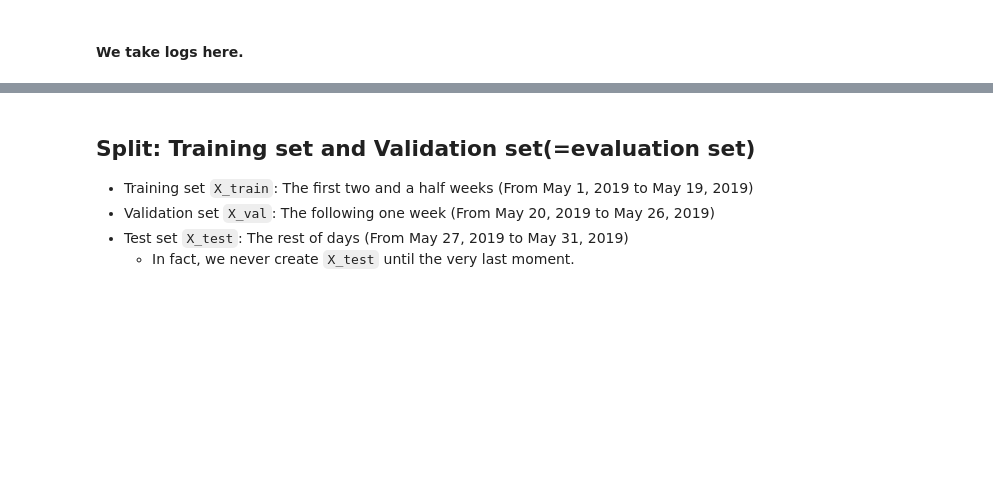
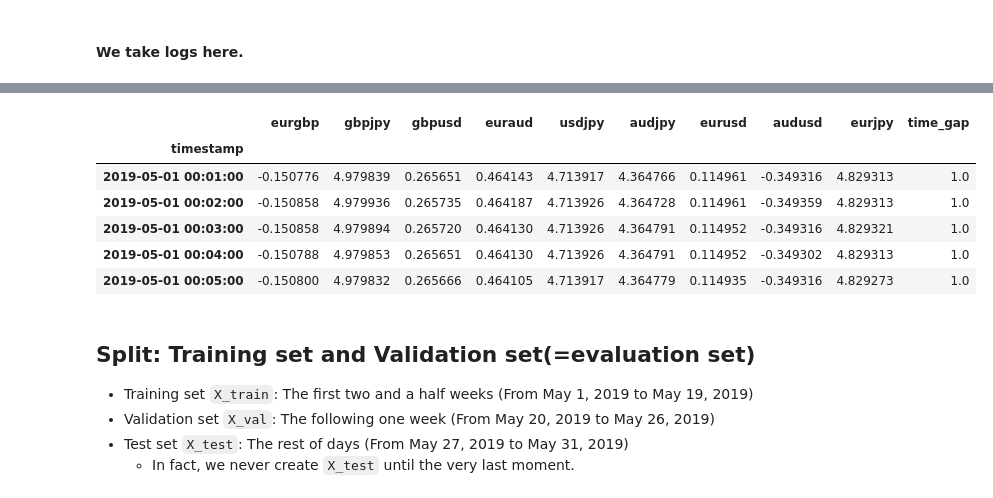
Before and after one commit to my2582/mlpp, a Jupyter notebook: modeling/AKF.ipynb, the cells around one changed output, grey strips where cells are left out. Saved outputs shown, nothing was run; the diff lists cells and outputs as text; code cells hidden in the pictures; blank space fills up the shorter version.

```diff
--- a/modeling/AKF.ipynb
+++ b/modeling/AKF.ipynb
@@ -338,0 +348,10 @@ Z.shape
+# %%
+Z_df.head()
+# %% [output]
+|  | eurgbp | gbpjpy | gbpusd | euraud | usdjpy | audjpy | eurusd | audusd | eurjpy | time_gap |
+| timestamp |  |  |  |  |  |  |  |  |  |  |
+| 2019-05-01 00:01:00 | -0.150776 | 4.979839 | 0.265651 | 0.464143 | 4.713917 | 4.364766 | 0.114961 | -0.349316 | 4.829313 | 1.0 |
+| 2019-05-01 00:02:00 | -0.150858 | 4.979936 | 0.265735 | 0.464187 | 4.713926 | 4.364728 | 0.114961 | -0.349359 | 4.829313 | 1.0 |
+| 2019-05-01 00:03:00 | -0.150858 | 4.979894 | 0.265720 | 0.464130 | 4.713926 | 4.364791 | 0.114952 | -0.349316 | 4.829321 | 1.0 |
+| 2019-05-01 00:04:00 | -0.150788 | 4.979853 | 0.265651 | 0.464130 | 4.713926 | 4.364791 | 0.114952 | -0.349302 | 4.829313 | 1.0 |
+| 2019-05-01 00:05:00 | -0.150800 | 4.979832 | 0.265666 | 0.464105 | 4.713917 | 4.364779 | 0.114935 | -0.349316 | 4.829273 | 1.0 |
```
Also changed, not shown: parts of 29 cells of this notebook.
